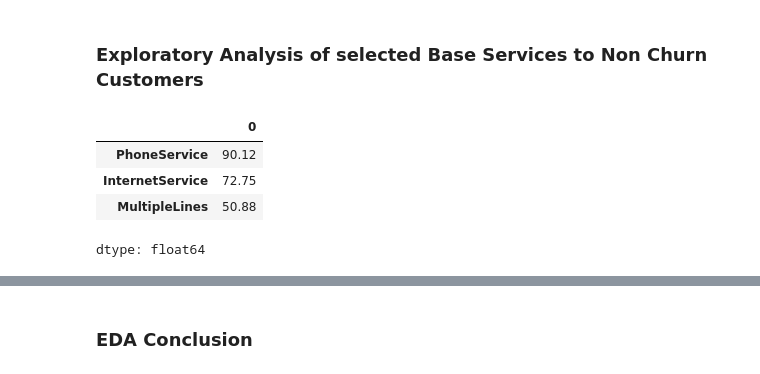
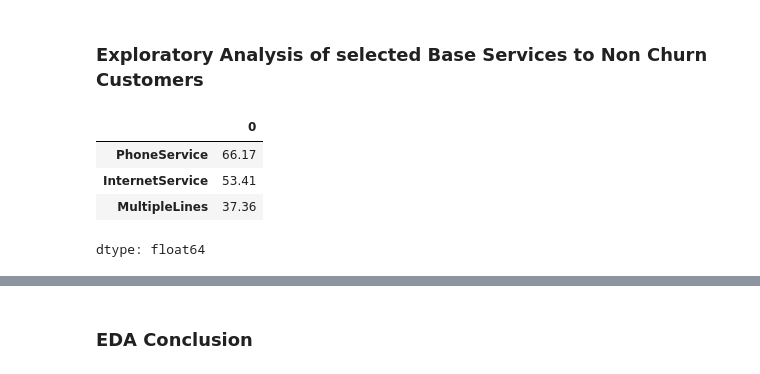
Before and after one commit to cuboidalstudios/MLAssignment2025, a Jupyter notebook: MLTask1.ipynb, the cells around one changed output, grey strips where cells are left out. Saved outputs shown, nothing was run; the diff lists cells and outputs as text; code cells hidden in the pictures.

```diff
--- a/MLTask1.ipynb
+++ b/MLTask1.ipynb
@@ -620,25 +620,24 @@ However the quantity of customers without any added services is not sufficient t
 # %%
 # List of basic services
 services = ['PhoneService', 'InternetService', 'MultipleLines']
 
 # Filter only non-churned customers
 df_no_churn = df[df['Churn'] == 'No']
 
 # Calculate percentage of non-churned customers for each service
 service_percentages = {}
 for service in services:
     count = (df_no_churn[service] != 'No').sum()  # Count customers with the service
-    total = len(df_no_churn)
+    total = len(df)
     service_percentages[service] = round((count / total) * 100, 2)
 
-# Convert to a pandas Series for easy viewing
 service_percentages = pd.Series(service_percentages).sort_values(ascending=False)
 service_percentages
 # %% [output]
 |  | 0 |
-| PhoneService | 90.12 |
-| InternetService | 72.75 |
-| MultipleLines | 50.88 |
+| PhoneService | 66.17 |
+| InternetService | 53.41 |
+| MultipleLines | 37.36 |
 dtype: float64
 # %%
 from itertools import combinations
```
Also changed, not shown: parts of 4 cells of this notebook.
